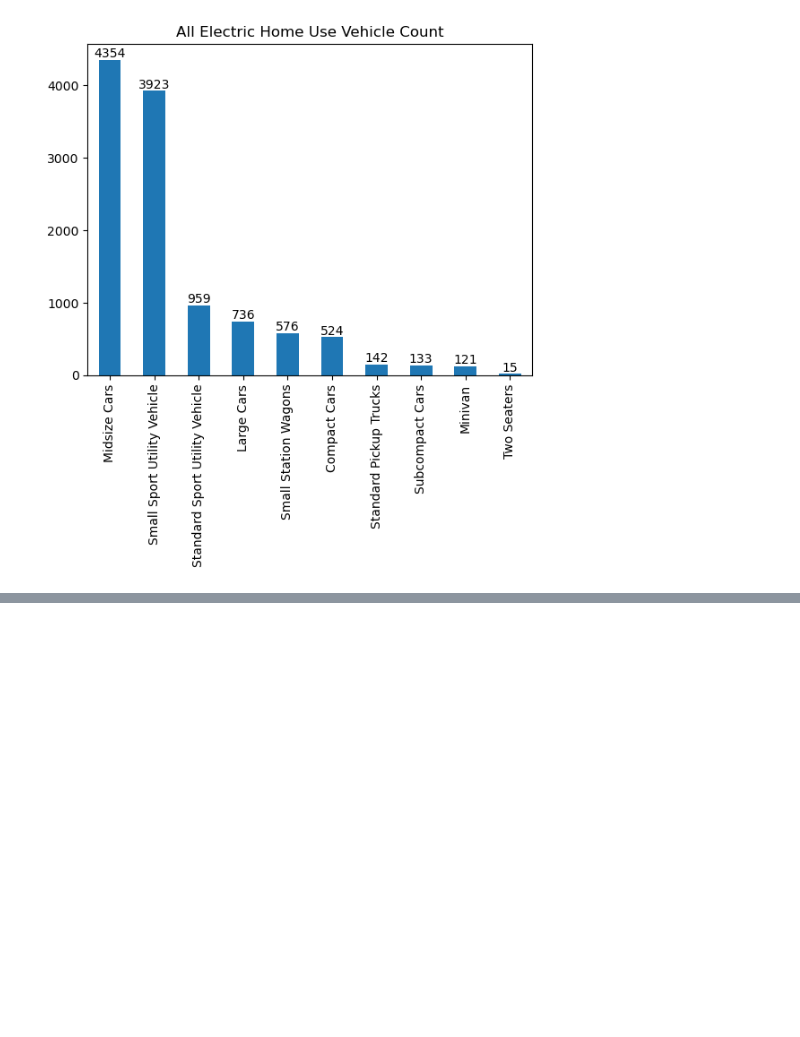
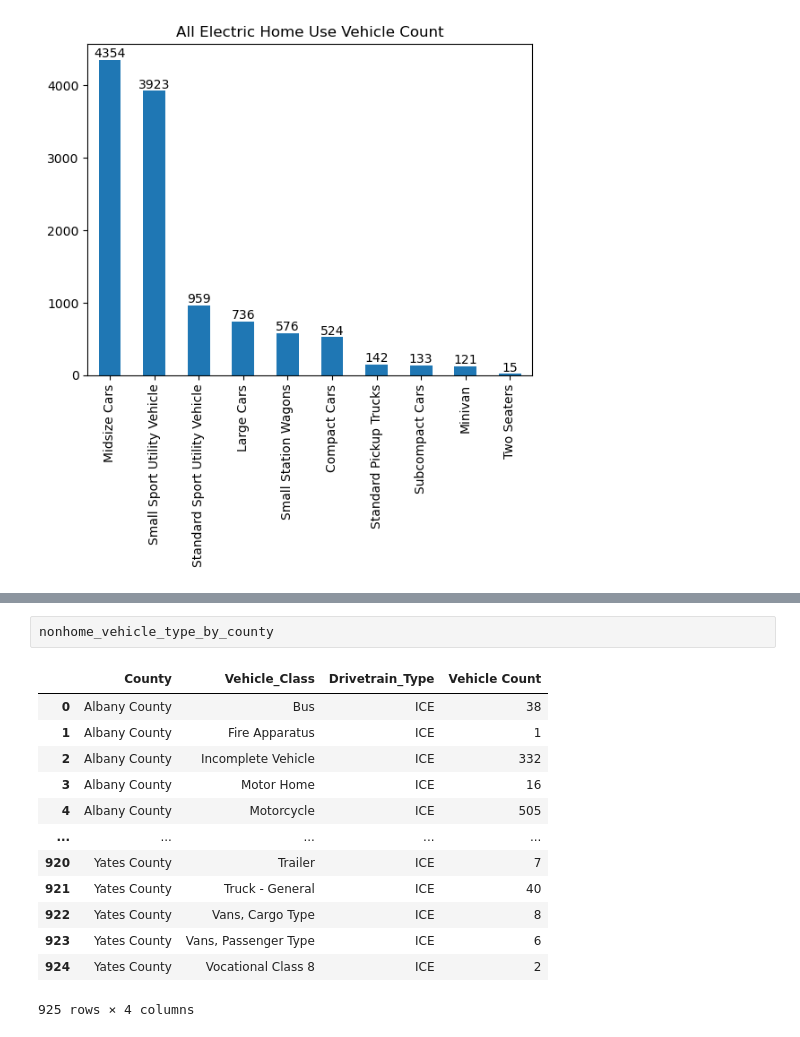
Before and after one commit to boyuan276/EVI-Pro-Lite, a Jupyter notebook: vehicle_type.ipynb, the cells around one changed output, grey strips where cells are left out. Cells and saved outputs as stored; diff of their text form; blank space fills up the shorter version.

```diff
--- a/vehicle_type.ipynb
+++ b/vehicle_type.ipynb
@@ -245,0 +257,16 @@ home_use_county_table.to_csv('All_home_use_vehicle_by_NYcounty.csv',index = True
+# %%
+nonhome_vehicle_type_by_county
+# %% [output]
+|  | County | Vehicle_Class | Drivetrain_Type | Vehicle Count |
+| 0 | Albany County | Bus | ICE | 38 |
+| 1 | Albany County | Fire Apparatus | ICE | 1 |
+| 2 | Albany County | Incomplete Vehicle | ICE | 332 |
+| 3 | Albany County | Motor Home | ICE | 16 |
+| 4 | Albany County | Motorcycle | ICE | 505 |
+| ... | ... | ... | ... | ... |
+| 920 | Yates County | Trailer | ICE | 7 |
+| 921 | Yates County | Truck - General | ICE | 40 |
+| 922 | Yates County | Vans, Cargo Type | ICE | 8 |
+| 923 | Yates County | Vans, Passenger Type | ICE | 6 |
+| 924 | Yates County | Vocational Class 8 | ICE | 2 |
+925 rows × 4 columns
```
Also changed, not shown: parts of 10 cells of this notebook, 2 other files.
